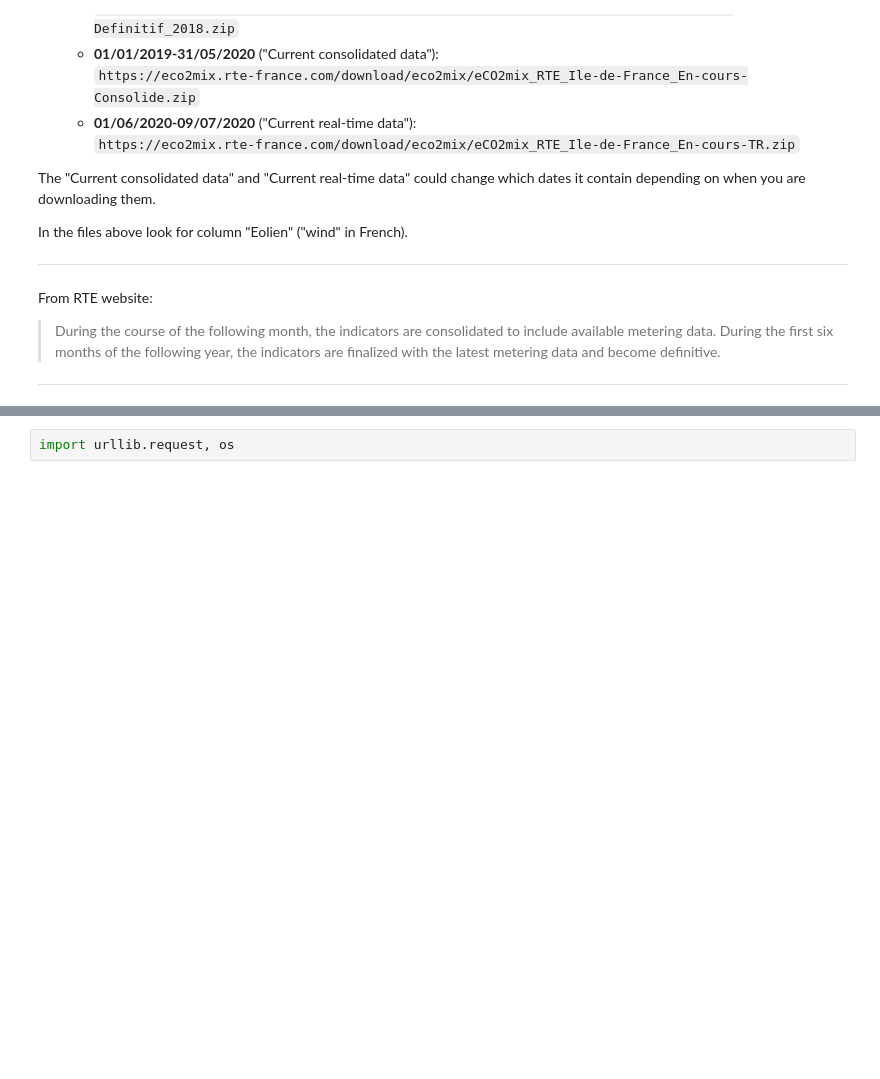
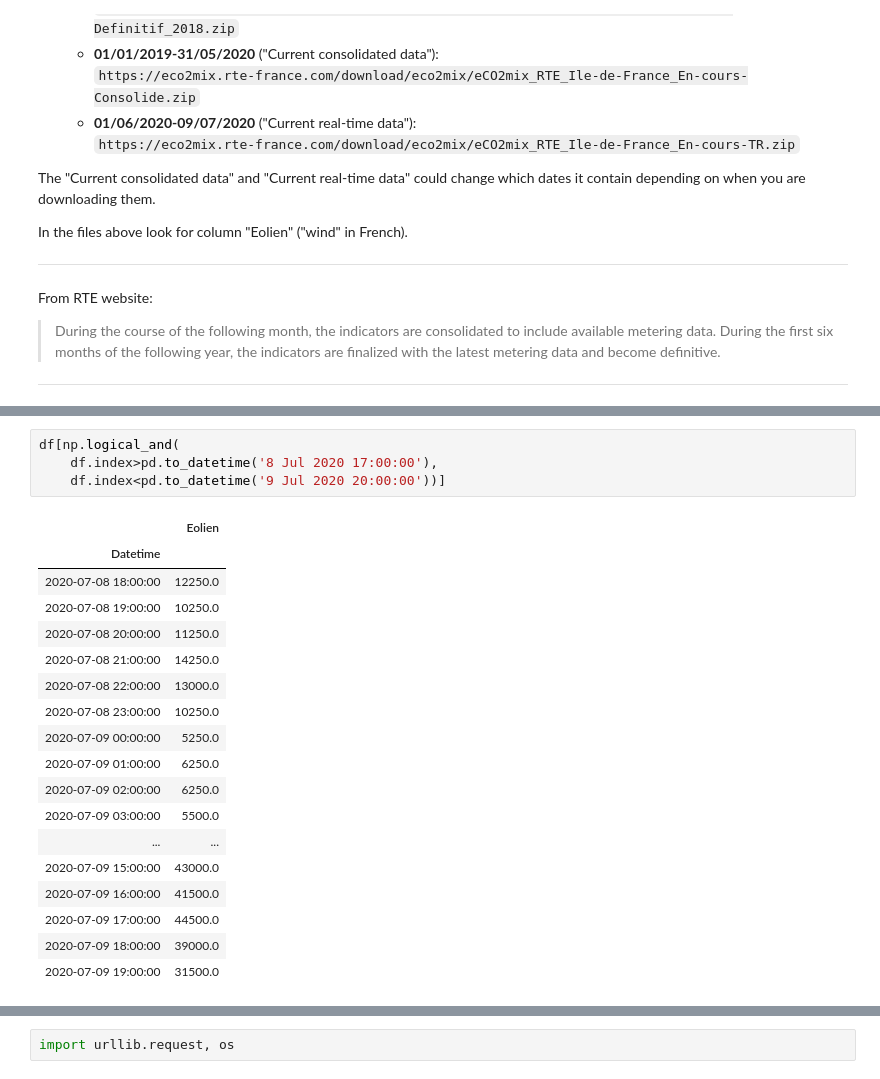
Before and after one commit to mshagirov/datathon2020, a Jupyter notebook: P003/Introduction.ipynb, the cells around one changed output, grey strips where cells are left out. Drawn from its saved outputs; the diff is of its cells as text; blank space fills up the shorter version.

```diff
--- a/P003/Introduction.ipynb
+++ b/P003/Introduction.ipynb
@@ -186,3 +213,26 @@ from matplotlib import pyplot as plt
+# %%
+df[np.logical_and(
+    df.index>pd.to_datetime('8 Jul 2020 17:00:00'),
+    df.index<pd.to_datetime('9 Jul 2020 20:00:00'))]
+# %% [output]
+|  | Eolien |
+| Datetime |  |
+| 2020-07-08 18:00:00 | 12250.0 |
+| 2020-07-08 19:00:00 | 10250.0 |
+| 2020-07-08 20:00:00 | 11250.0 |
+| 2020-07-08 21:00:00 | 14250.0 |
+| 2020-07-08 22:00:00 | 13000.0 |
+| 2020-07-08 23:00:00 | 10250.0 |
+| 2020-07-09 00:00:00 | 5250.0 |
+| 2020-07-09 01:00:00 | 6250.0 |
+| 2020-07-09 02:00:00 | 6250.0 |
+| 2020-07-09 03:00:00 | 5500.0 |
+| ... | ... |
+| 2020-07-09 15:00:00 | 43000.0 |
+| 2020-07-09 16:00:00 | 41500.0 |
+| 2020-07-09 17:00:00 | 44500.0 |
+| 2020-07-09 18:00:00 | 39000.0 |
+| 2020-07-09 19:00:00 | 31500.0 |
 # %%
 df['Eolien'][np.logical_not(df['Eolien'].isna())].plot();
 # %% [output]
```
Also changed, not shown: parts of 22 cells of this notebook, 1 other file.
